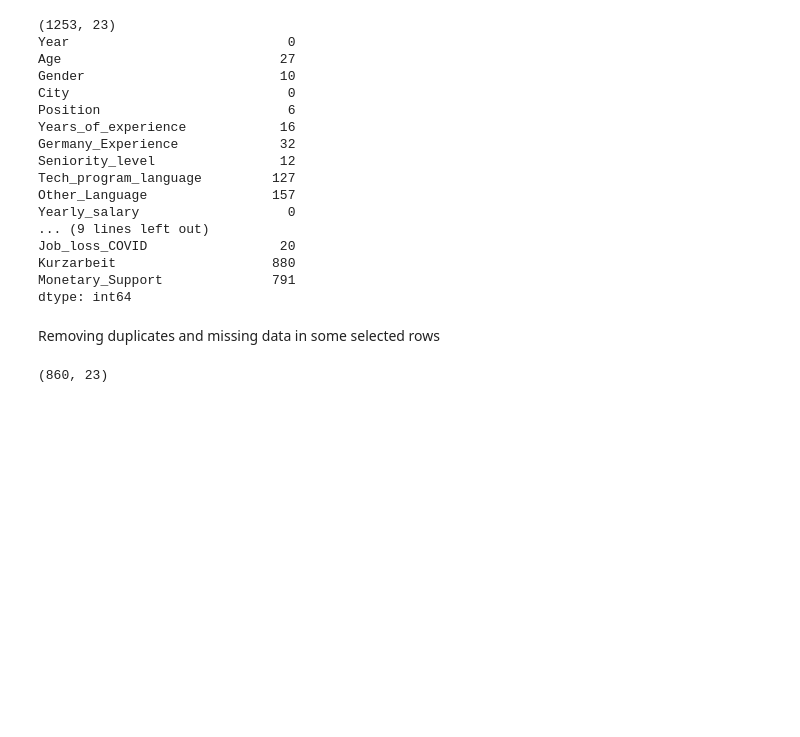
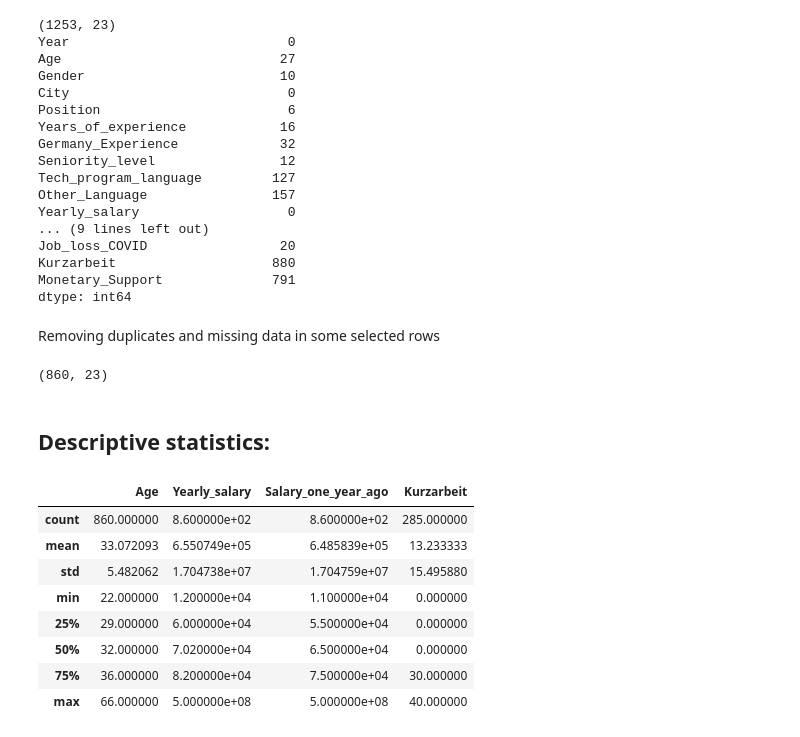
Before and after one commit to HumphreyKn/Week1_Lux_Academy, a Jupyter notebook: week1_EDA.ipynb, the cells around one changed output. Drawn from its saved outputs; the diff is of its cells as text; code cells hidden in the pictures; blank space fills up the shorter version.

```diff
--- a/week1_EDA.ipynb
+++ b/week1_EDA.ipynb
@@ -96,3 +96,18 @@ salarySurvey2020= salarySurvey2020.drop_duplicates()
 salarySurvey2020.shape
 # %% [output]
 (860, 23)
+# %% [markdown]
+## Descriptive statistics:
+# %%
+#salarySurvey2020['Years_of_experience']= salarySurvey2020['Years_of_experience'].astype(int)
+salarySurvey2020.describe()
+# %% [output]
+|  | Age | Yearly_salary | Salary_one_year_ago | Kurzarbeit |
+| count | 860.000000 | 8.600000e+02 | 8.600000e+02 | 285.000000 |
+| mean | 33.072093 | 6.550749e+05 | 6.485839e+05 | 13.233333 |
+| std | 5.482062 | 1.704738e+07 | 1.704759e+07 | 15.495880 |
+| min | 22.000000 | 1.200000e+04 | 1.100000e+04 | 0.000000 |
+| 25% | 29.000000 | 6.000000e+04 | 5.500000e+04 | 0.000000 |
+| 50% | 32.000000 | 7.020000e+04 | 6.500000e+04 | 0.000000 |
+| 75% | 36.000000 | 8.200000e+04 | 7.500000e+04 | 30.000000 |
+| max | 66.000000 | 5.000000e+08 | 5.000000e+08 | 40.000000 |
```
Also changed, not shown: parts of 8 cells of this notebook.
